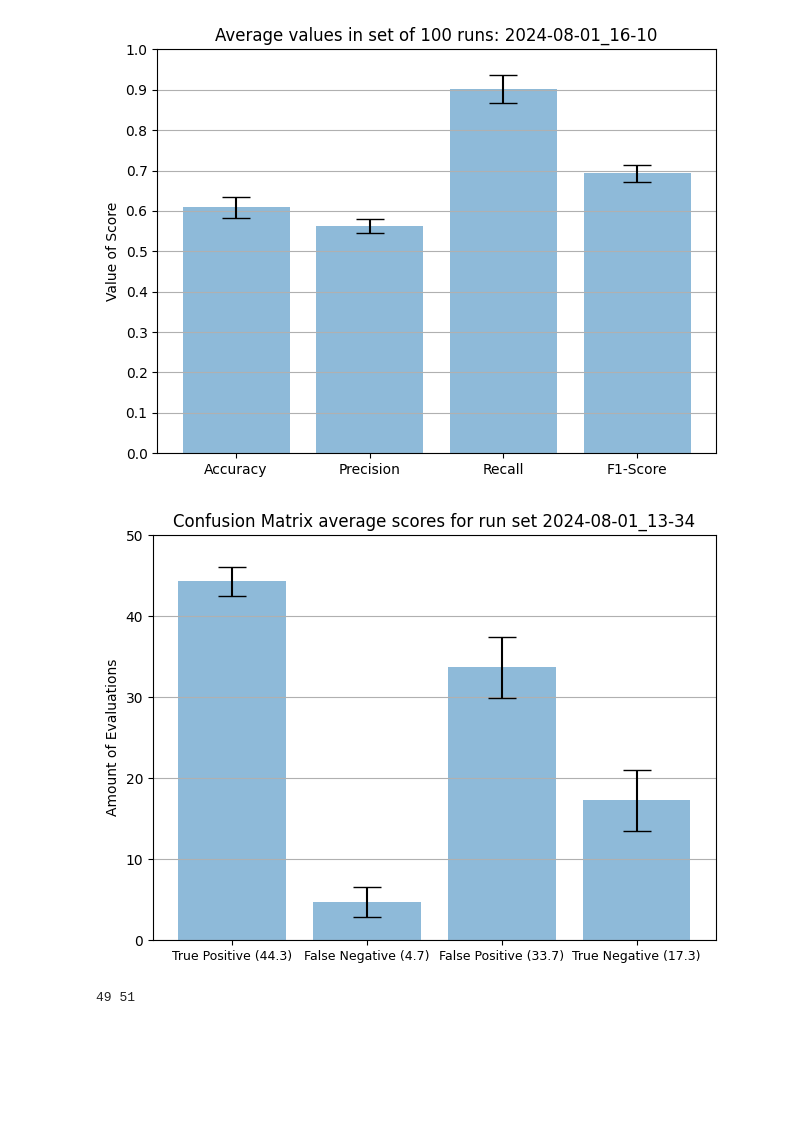
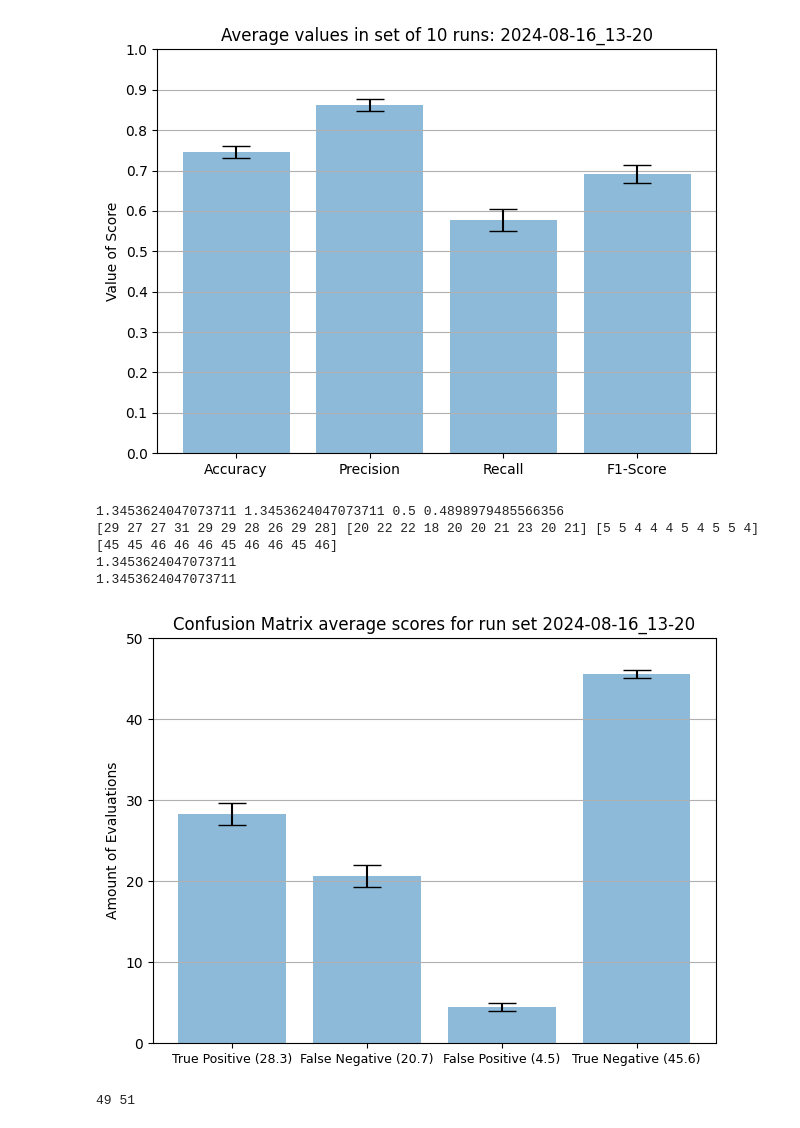
Before and after one commit to Jonas-Barth/bachelor, a Jupyter notebook: score calcs.ipynb, the cells around one changed output. Cells and saved outputs as stored; diff of their text form; code cells hidden in the pictures; blank space fills up the shorter version.

```diff
--- a/score calcs.ipynb
+++ b/score calcs.ipynb
@@ -47,6 +51,7 @@ def matrixPlotRuns (accuracy, precision, recall, f1scores, path, name):
 # %%
 import matplotlib.pyplot as plt
 import numpy as np
+import pandas as pd
 import os
 
 def matrixPlotValues (tp, fp, fn, tn, path, runName):
@@ -66,6 +71,8 @@ def matrixPlotValues (tp, fp, fn, tn, path, runName):
     fp_std = np.std(fp)
     fn_std = np.std(fn)
     tn_std = np.std(tn)
+
+    print(tp_std, fn_std, fp_std, tn_std)
 
     highestMean = max(tp_mean, fp_mean, fn_mean, tn_mean)
     highestMean = highestMean + 5 # done so that if highest is for example 44.3, it doesnt round to 40 but to 50 instead
@@ -90,36 +97,52 @@ def matrixPlotValues (tp, fp, fn, tn, path, runName):
 
     # Save the figure
     plt.tight_layout()
+
+    dataframe = pd.DataFrame({'tp': [tp_std], 'fn': [fn_std], 'fp': [fp_std], 'tn': [tn_std]})
+    dataframe.to_excel(path + '\\scoreDeviationMatrix.xlsx', index = False)
     plt.savefig(path + '\\scoreMatrix')
     #plt.show()
 # %%
 # average values
 import pandas as pd
 
-name = "2024-08-07_11_31"
+name = "2024-08-16_13-20"
+path = "results\\binary\\yesNo\\tweet_eval_irony_train\\100\\gpt-4\\" + name
 
-scoreTable = pd.read_excel("results\\binary\\default\\tweet_eval_irony_train\\100\\gpt-3.5-turbo\\" + name + "\\scores.xlsx")
+scoreTable = pd.read_excel(path + "\\scores.xlsx")
 scoreTable
 
-matrixPlotRuns(scoreTable['Accuracy'].values, scoreTable['Precision'].values, scoreTable['Recall'].values, scoreTable['F1'].values, "results\\binary\\default\\tweet_eval_irony_train\\100\\gpt-3.5-turbo\\" + name, name)
+matrixPlotRuns(scoreTable['Accuracy'].values, scoreTable['Precision'].values, scoreTable['Recall'].values, scoreTable['F1'].values, path, name)
 
 #scoreTable['Accuracy'].values
 # %% [output]
-[figure, old version]
+[figure, new version]
 # %%
 # average confusion matrix
 import pandas as pd
+import numpy as np
 
-name = "2024-08-01_13-34"
+name = "2024-08-16_13-20"
+path = "results\\binary\\yesNo\\tweet_eval_irony_train\\100\\gpt-4\\" + name
 
-scoreTable = pd.read_excel("results\\binary\\default\\tweet_eval_irony_train\\100\\gpt-3.5-turbo\\" + name + "\\scorematrix.xlsx")
+scoreTable = pd.read_excel(path + "\\scoreMatrix.xlsx")
 scoreTable
 
-matrixPlotValues(scoreTable['tp'].values, scoreTable['fp'].values, scoreTable['fn'].values, scoreTable['tn'].values, "results\\binary\\default\\tweet_eval_irony_train\\100\\gpt-3.5-turbo\\" + name, name)
+matrixPlotValues(scoreTable['tp'].values, scoreTable['fp'].values, scoreTable['fn'].values, scoreTable['tn'].values, path, name)
+
+print(scoreTable['tp'].values, scoreTable['fn'].values, scoreTable['fp'].values, scoreTable['tn'].values)
+
+print(np.std(scoreTable['tp'].values))
+print(np.std(scoreTable['fn'].values))
+
 
 #scoreTable['Accuracy'].values
 # %% [output]
+1.3453624047073711 1.3453624047073711 0.5 0.4898979485566356
+[29 27 27 31 29 29 28 26 29 28] [20 22 22 18 20 20 21 23 20 21] [5 5 4 4 4 5 4 5 5 4] [45 45 46 46 46 45 46 46 45 46]
+1.3453624047073711
+1.3453624047073711
-[figure, old version]
+[figure, new version]
 # %%
 # SMALL TEST CELL TO TEST DATASETS MANUALLY (pre-gpt)
 dataset = pd.read_csv("datasets\\tweet_eval_irony_train.csv")
```
Also changed, not shown: parts of 1 cell of this notebook, 50 other files.
